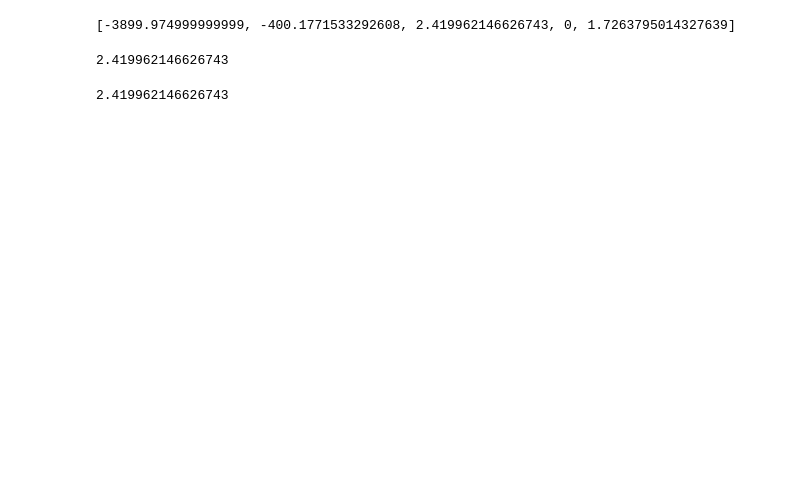
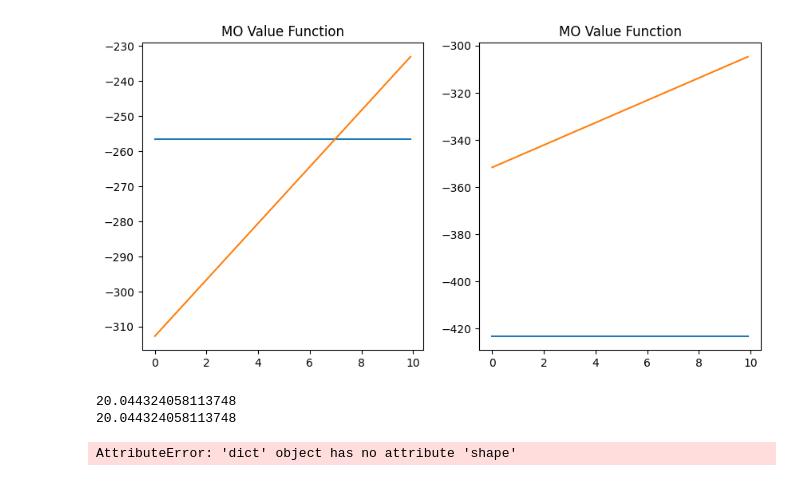
Before and after one commit to maymac00/MAEGG_IPPO, a Jupyter notebook: ols_visualize.ipynb, the cells around one changed output. Cells and saved outputs as stored; diff of their text form; code cells hidden in the pictures; blank space fills up the shorter version.

```diff
--- a/ols_visualize.ipynb
+++ b/ols_visualize.ipynb
@@ -46,20 +80,41 @@ plt.show()
+# %%
+# Plot values as function of weight w that scales the reward
+policies = large_policies
+
+fig, axs = plt.subplots(1, 2, figsize=(10, 5))
+step = 0.1
+# for ag in mo_value_w10:
+max_weight = 10
+# Subplot for each agent
+x = np.arange(0, max_weight, step)
+w = np.array([np.ones(int(max_weight/step)), np.arange(0, max_weight, step)])
+
+setting = {"eff": 0.6, "db": 100}
+weights = [0, 10]
+n_eff = int(5 * setting["eff"])
+
+for we in weights:
+    axs[0].set_title("MO Value Function")
+    p = policies[we][setting["eff"]][setting["db"]][:n_eff].mean(axis=0)
+    y = np.dot(p, w)
+    axs[0].plot(x, y)
+
+    axs[1].set_title("MO Value Function")
+    p = policies[we][setting["eff"]][setting["db"]][(n_eff-1):].mean(axis=0)
+    y = np.dot(p, w)
+    axs[1].plot(x, y)
+
+plt.show()
+
+# Print intersecctions
+for group in range(2):
+    p1 = policies[0][setting["eff"]][setting["db"]][:n_eff].mean(axis=0)
+    p2 = policies[10][setting["eff"]][setting["db"]][(n_eff-1):].mean(axis=0)
+    print(get_intersection(p1[0], p1[1], p2[0], p2[1]))
+# %% [output]
+[figure, added]
+20.044324058113748
+20.044324058113748
 # %%
-def get_next_corner():
-    wes = []
-    p1 = policies[sorted(list(policies.keys()), reverse=True)[0]]
-    p2 = policies[sorted(list(policies.keys()), reverse=True)[1]]
-    for ag in range(policies[0].shape[0]):
-        wes.append(get_intersection(p1[ag][0], p1[ag][1], p2[ag][0], p2[ag][1]))
-    print(wes)
-    return max(wes)
-get_next_corner()
 # %% [output]
-[-3899.974999999999, -400.1771533292608, 2.419962146626743, 0, 1.7263795014327639]
+AttributeError: 'dict' object has no attribute 'shape'
-2.419962146626743
-# %%
-ag = 2
-p1 = policies[10]
-p2 = policies[0]
-get_intersection(p1[ag][0], p1[ag][1], p2[ag][0], p2[ag][1])
-# %% [output]
-2.419962146626743
```
Also changed, not shown: parts of 5 cells of this notebook, 4 other files.
